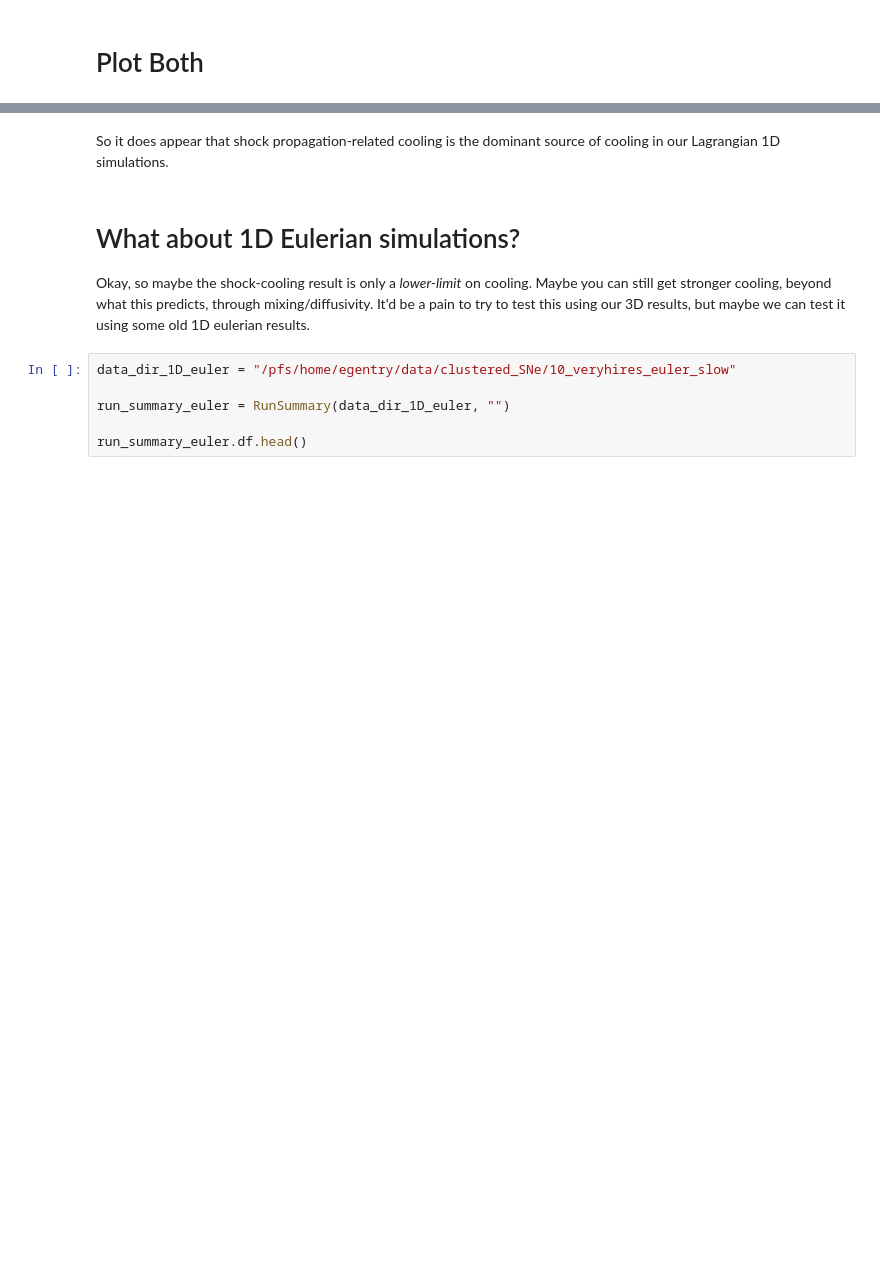
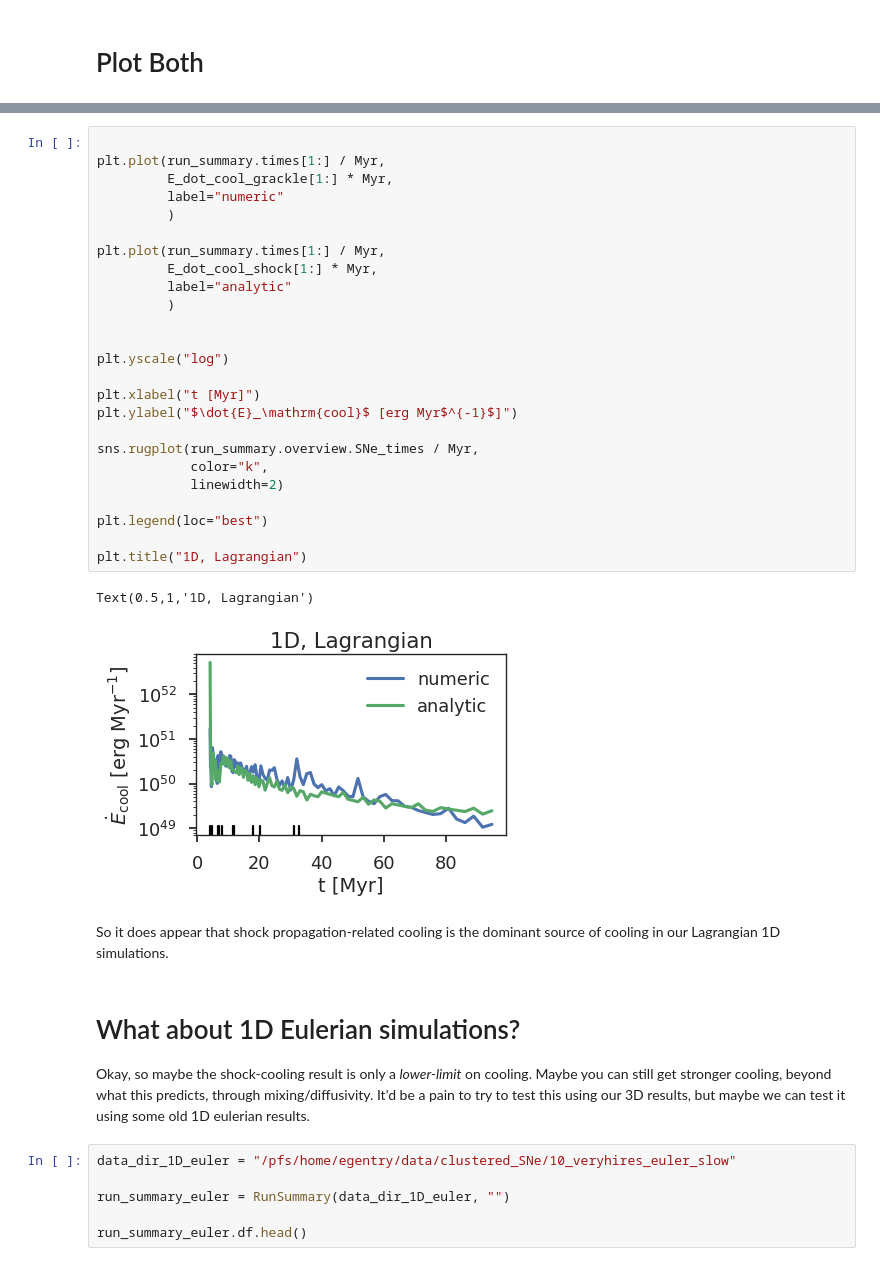
Before and after one commit to egentry/gizmo-clustered-SNe, a Jupyter notebook: scripts/shock cooling.ipynb, the cells around one changed output, grey strips where cells are left out. Saved outputs shown, nothing was run; the diff lists cells and outputs as text; blank space fills up the shorter version.

```diff
--- a/scripts/shock cooling.ipynb
+++ b/scripts/shock cooling.ipynb
@@ -232,3 +236,31 @@ plt.title("1D, Lagrangian")
+# %%
+
+plt.plot(run_summary.times[1:] / Myr,
+         E_dot_cool_grackle[1:] * Myr,
+         label="numeric"
+         )
+
+plt.plot(run_summary.times[1:] / Myr,
+         E_dot_cool_shock[1:] * Myr,
+         label="analytic"
+         )
+
+
+plt.yscale("log")
+
+plt.xlabel("t [Myr]")
+plt.ylabel("$\dot{E}_\mathrm{cool}$ [erg Myr$^{-1}$]")
+
+sns.rugplot(run_summary.overview.SNe_times / Myr,
+            color="k",
+            linewidth=2)
+
+plt.legend(loc="best")
+
+plt.title("1D, Lagrangian")
+# %% [output]
+Text(0.5,1,'1D, Lagrangian')
+[figure, added]
 # %% [markdown]
 So it does appear that shock propagation-related cooling is the dominant source of cooling in our Lagrangian 1D simulations.
 # %% [markdown]
```
Also changed, not shown: parts of 7 cells of this notebook, 3 other files.
